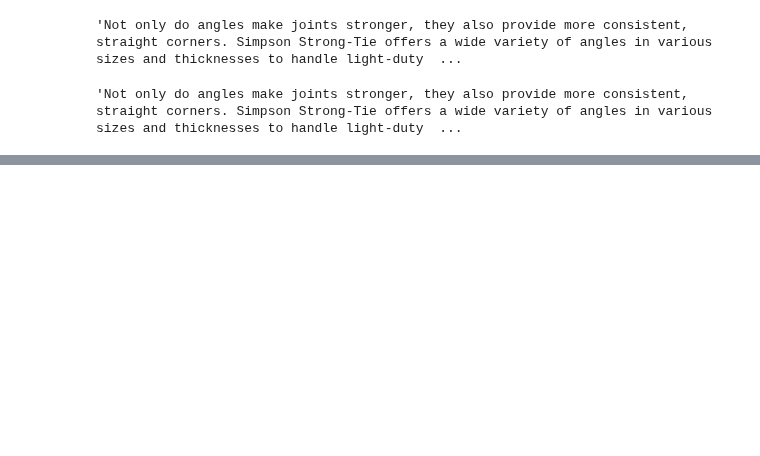
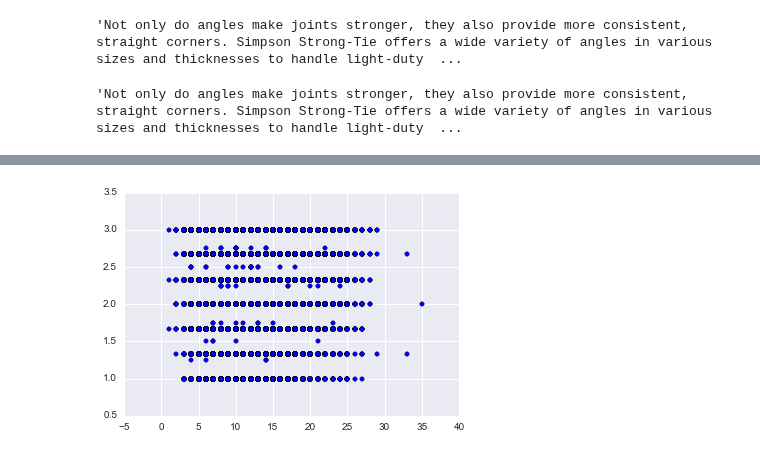
Before and after one commit to numb3r33/Kaggle-Competitions, a Jupyter notebook: Home-Depot/Analysis.ipynb, the cells around one changed output, grey strips where cells are left out. Cells and saved outputs as stored; diff of their text form; code cells hidden in the pictures; blank space fills up the shorter version.

```diff
--- a/Home-Depot/Analysis.ipynb
+++ b/Home-Depot/Analysis.ipynb
@@ -133,0 +58,6 @@ re.findall(r'[0-9]/[0-9]', 'mdf 3/4')
+# %%
+train['num_titles'] = train.product_title.map(lambda x: len(x.split(' ')))
+# %%
+plt.scatter(train.num_titles, train.relevance);
+# %% [output]
+[figure, added]
```
Also changed, not shown: parts of 16 cells of this notebook, 2 other files.
